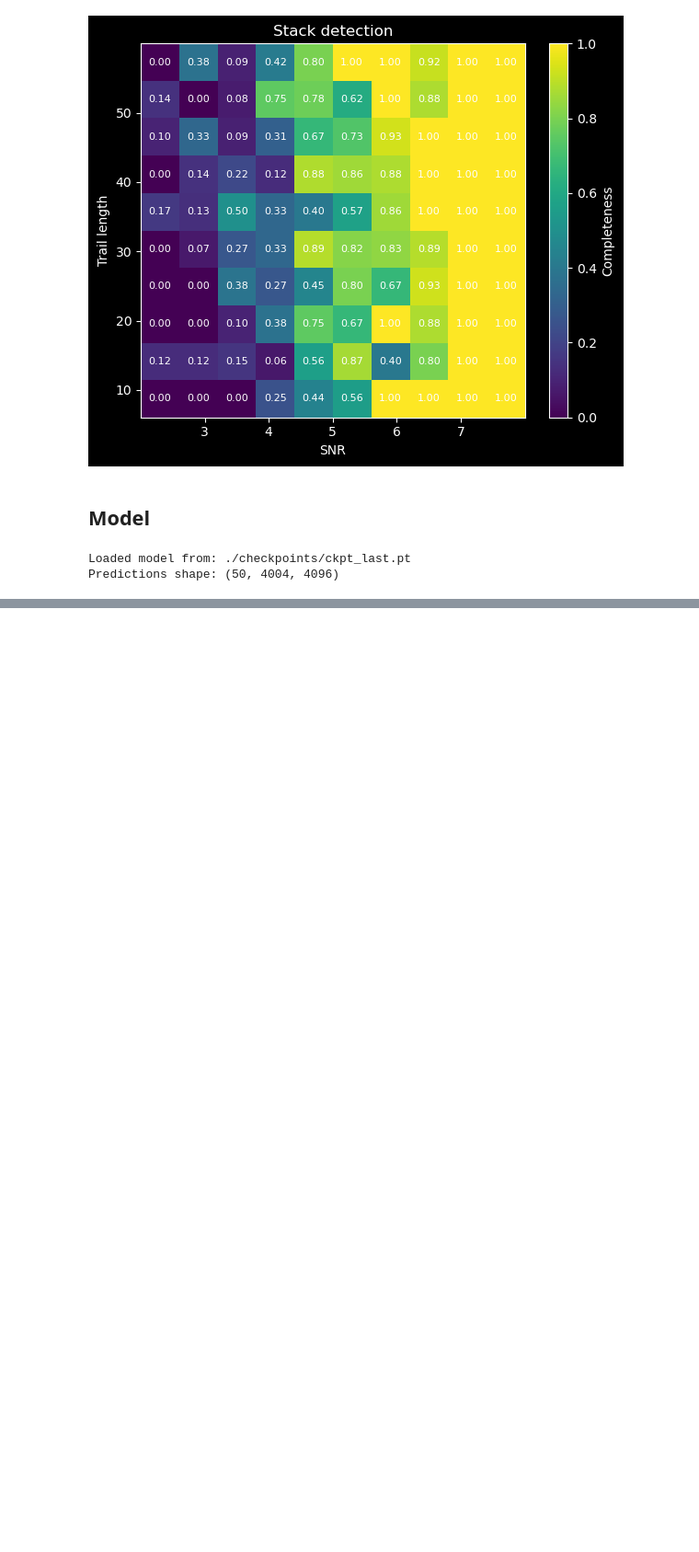
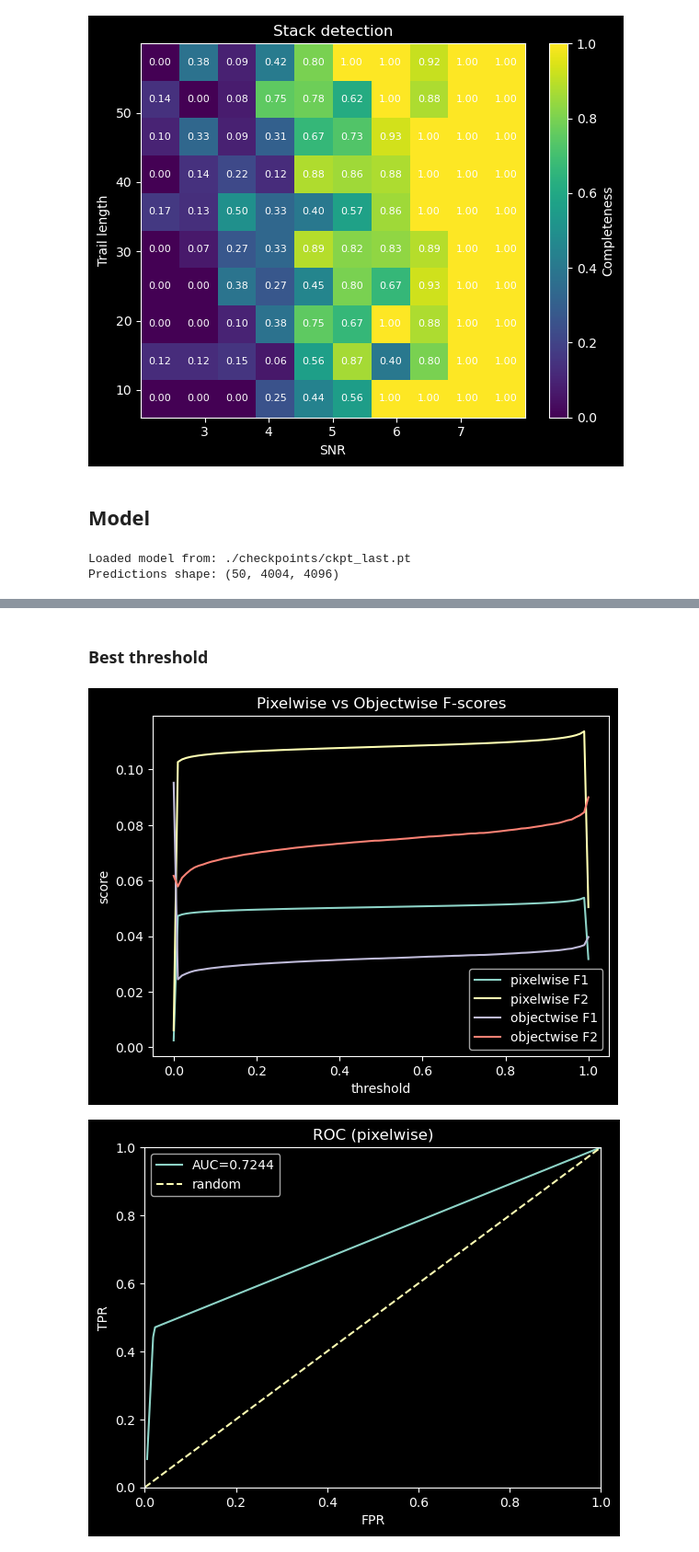
Before and after one commit to dirac-institute/Asteroid_detection_CNN, a Jupyter notebook: Evaluation.ipynb, the cells around one changed output, grey strips where cells are left out. Shown at 92% size. Cells and saved outputs as stored; diff of their text form; code cells hidden in the pictures; blank space fills up the shorter version.

```diff
--- a/Evaluation.ipynb
+++ b/Evaluation.ipynb
@@ -163,0 +506,7 @@ plt.show()
+# %% [markdown]
+### Best threshold
+# %%
+__ = calculate_model_metrics(test_catalog, p, gt_test, stack_fp=stack_fp)
+# %% [output]
+[figure, added]
+[figure, added]
```
Also changed, not shown: parts of 38 cells of this notebook, 1 other file.
